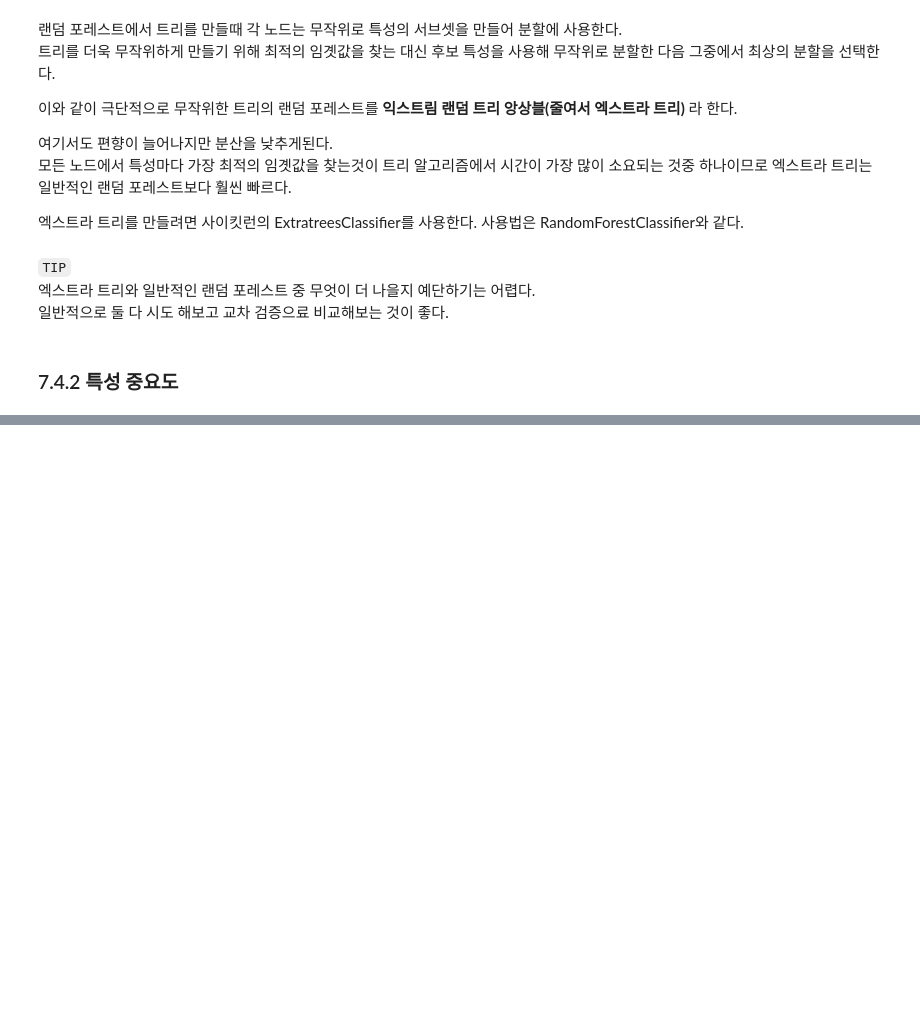
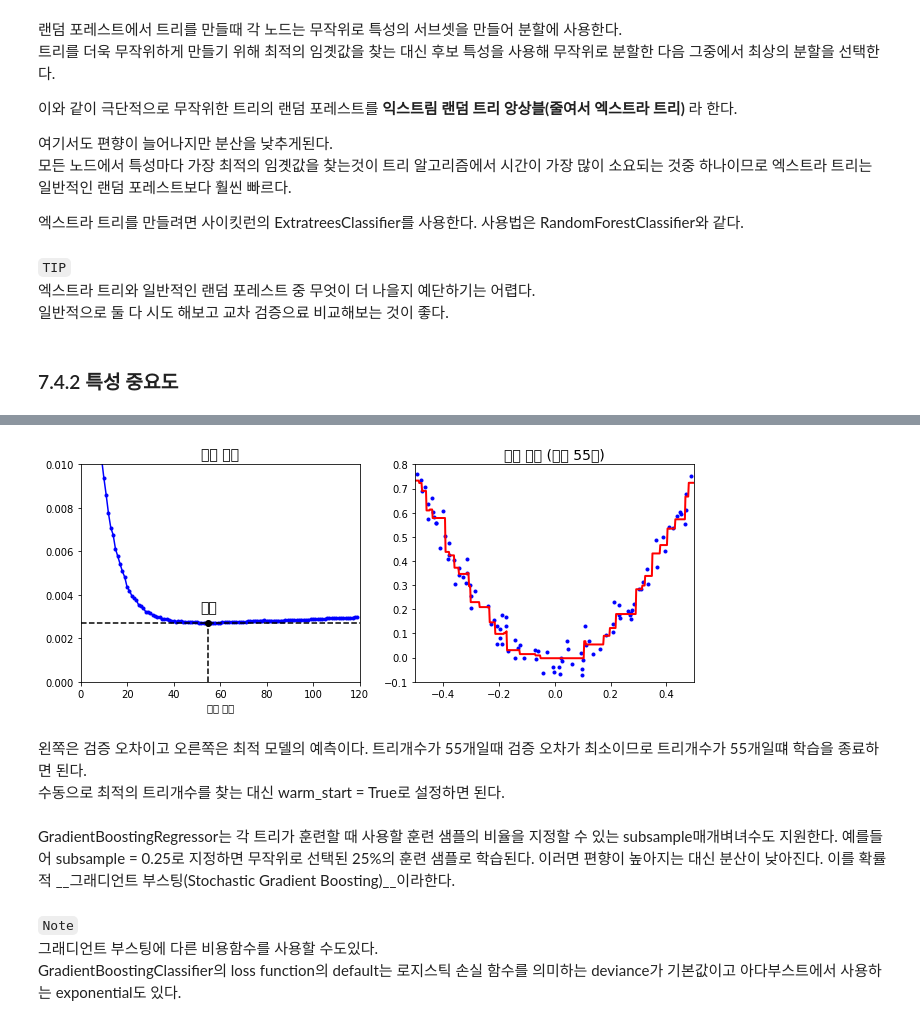
Before and after one commit to Jeong-jaehoon/Road-to-master, a Jupyter notebook: Hands on Machine Learning/Chapter7.앙상블 학습과 랜덤 포레스트.ipynb, the cells around one changed output, grey strips where cells are left out. Cells and saved outputs as stored; diff of their text form; code cells hidden in the pictures; blank space fills up the shorter version.

```diff
--- a/Hands on Machine Learning/Chapter7.앙상블 학습과 랜덤 포레스트.ipynb
+++ b/Hands on Machine Learning/Chapter7.앙상블 학습과 랜덤 포레스트.ipynb
@@ -294,0 +409,4 @@ accuracy_score(y_test, bag_pred_clf)
+# %%
+import numpy as np
+X_new = np.array([[0.8]])
+y_pred = sum(tree.predict(X_new) for tree in (tree_reg1, tree_reg2, tree_reg3))
@@ -294,0 +421,4 @@ accuracy_score(y_test, bag_pred_clf)
+# %%
+from sklearn.ensemble import GradientBoostingRegressor
+gbrt = GradientBoostingRegressor(max_depth = 2, n_estimators=3, learning_rate =1.0)
+gbrt.fit(X,y) ##위에 수동으로 만든 앙상븗 모델과 같은 코드
@@ -294,0 +464,41 @@ accuracy_score(y_test, bag_pred_clf)
+# %%
+min_error = np.min(errors)
+# %%
+
+def plot_predictions(regressors, X, y, axes, label=None, style="r-", data_style="b.", data_label=None):
+    x1 = np.linspace(axes[0], axes[1], 500)
+    y_pred = sum(regressor.predict(x1.reshape(-1, 1)) for regressor in regressors)
+    plt.plot(X[:, 0], y, data_style, label=data_label)
+    plt.plot(x1, y_pred, style, linewidth=2, label=label)
+    if label or data_label:
+        plt.legend(loc="upper center", fontsize=16)
+    plt.axis(axes)
+# %%
+plt.figure(figsize=(11, 4))
+
+plt.subplot(121)
+plt.plot(errors, "b.-")
+plt.plot([bst_n_estimators, bst_n_estimators], [0, min_error], "k--")
+plt.plot([0, 120], [min_error, min_error], "k--")
+plt.plot(bst_n_estimators, min_error, "ko")
+plt.text(bst_n_estimators, min_error*1.2, "최소", ha="center", fontsize=14)
+plt.axis([0, 120, 0, 0.01])
+plt.xlabel("트리 개수")
+plt.title("검증 오차", fontsize=14)
+
+plt.subplot(122)
+plot_predictions([gbrt_best], X, y, axes=[-0.5, 0.5, -0.1, 0.8])
+plt.title("최적 모델 (트리 %d개)" % bst_n_estimators, fontsize=14)
+
+plt.show()
+# %% [output]
+[figure, added]
+# %% [markdown]
+왼쪽은 검증 오차이고 오른쪽은 최적 모델의 예측이다.  트리개수가 55개일때 검증 오차가 최소이므로 트리개수가 55개일떄 학습을 종료하면 된다.
+수동으로 최적의 트리개수를 찾는 대신 warm_start = True로 설정하면 된다.
+# %% [markdown]
+GradientBoostingRegressor는 각 트리가 훈련할 때 사용할 훈련 샘플의 비율을 지정할 수 있는 subsample매개벼녀수도 지원한다. 예를들어 subsample = 0.25로 지정하면 무작위로 선택된 25%의 훈련 샘플로 학습된다. 이러면 편향이 높아지는 대신 분산이 낮아진다. 이를 확률적 __그래디언트 부스팅(Stochastic Gradient Boosting)__이라한다.
+# %% [markdown]
+`Note`
+그래디언트 부스팅에 다른 비용함수를 사용할 수도있다.
+GradientBoostingClassifier의 loss function의 default는 로지스틱 손실 함수를 의미하는 deviance가 기본값이고 아다부스트에서 사용하는 exponential도 있다.
```
Also changed, not shown: parts of 33 cells of this notebook.
